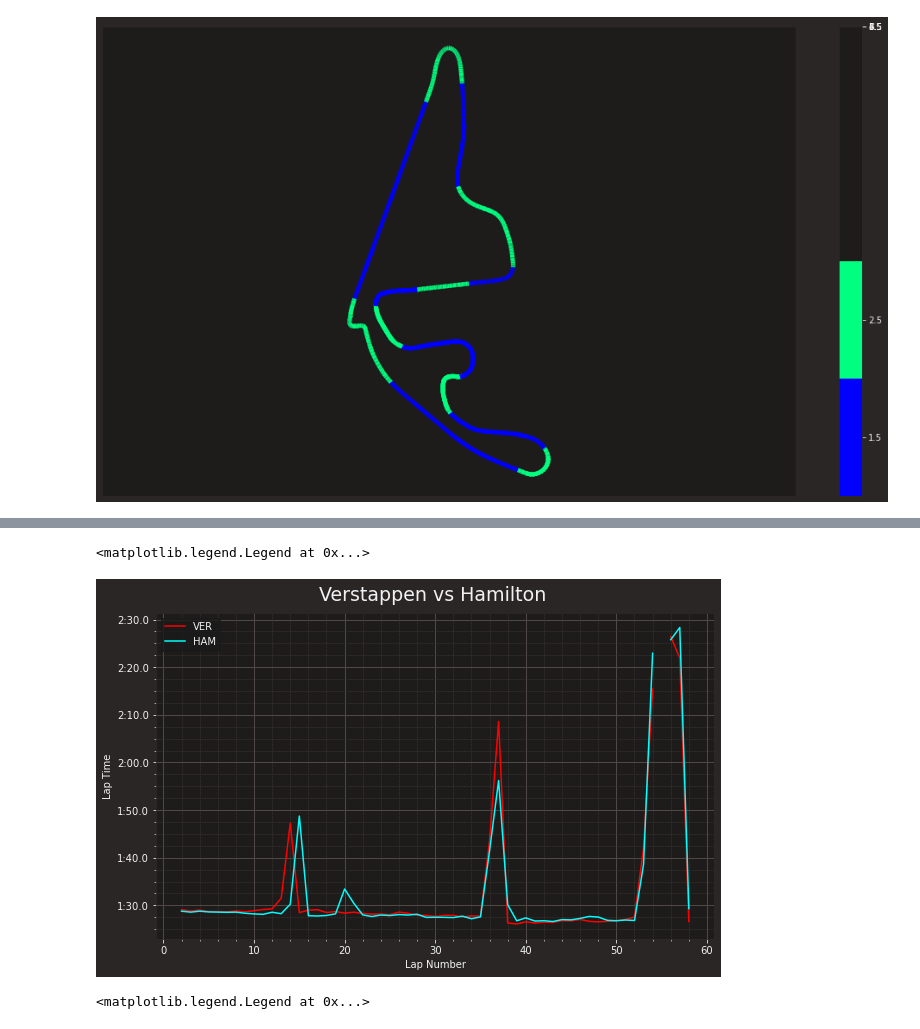
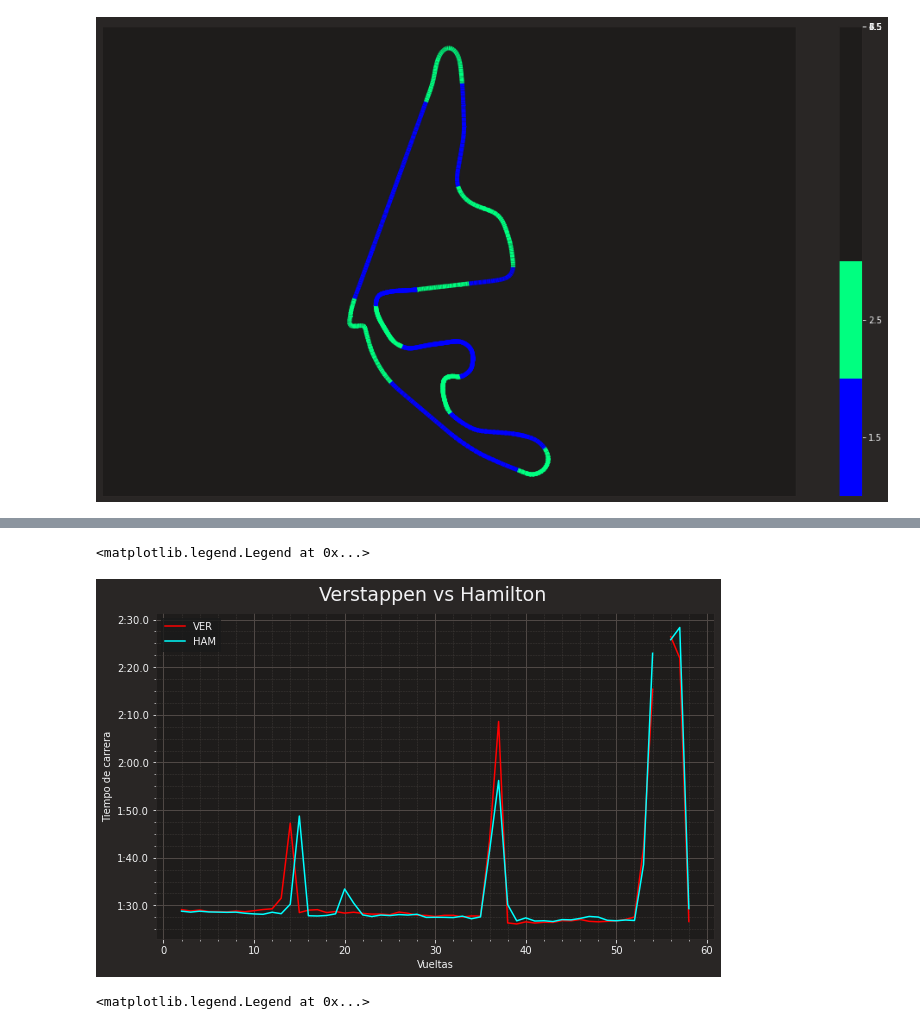
Before and after one commit to juliasabatel/F1_Project, a Jupyter notebook: F1_project.ipynb, the cells around one changed output, grey strips where cells are left out. Cells and saved outputs as stored; diff of their text form; code cells hidden in the pictures.

```diff
--- a/F1_project.ipynb
+++ b/F1_project.ipynb
@@ -955,8 +1612,8 @@ fig, ax = plt.subplots(figsize=(10,6))
 ax.plot(ver['LapNumber'], ver['LapTime'], color='red')
 ax.plot(ham['LapNumber'], ham['LapTime'], color='cyan')
 ax.set_title("Verstappen vs Hamilton ")
-ax.set_xlabel("Lap Number")
-ax.set_ylabel("Lap Time")
+ax.set_xlabel("Vueltas")
+ax.set_ylabel("Tiempo de carrera")
 plt.legend(['VER','HAM'])
 # %% [output]
 core           INFO     Loading data for Abu Dhabi Grand Prix - Race [v2.3.0]
@@ -975,5 +1631,5 @@ core           INFO     Finished loading data for 19 drivers: ['33', '63', '6',
 <matplotlib.legend.Legend at 0x...>
-[figure, old version]
+[figure, new version]
 # %%
 #vuelta más rápida de halmiton
 ham_fastest_lap = laps_r.pick_driver('HAM').pick_fastest()
```
Also changed, not shown: parts of 102 cells of this notebook, 10 other files.
